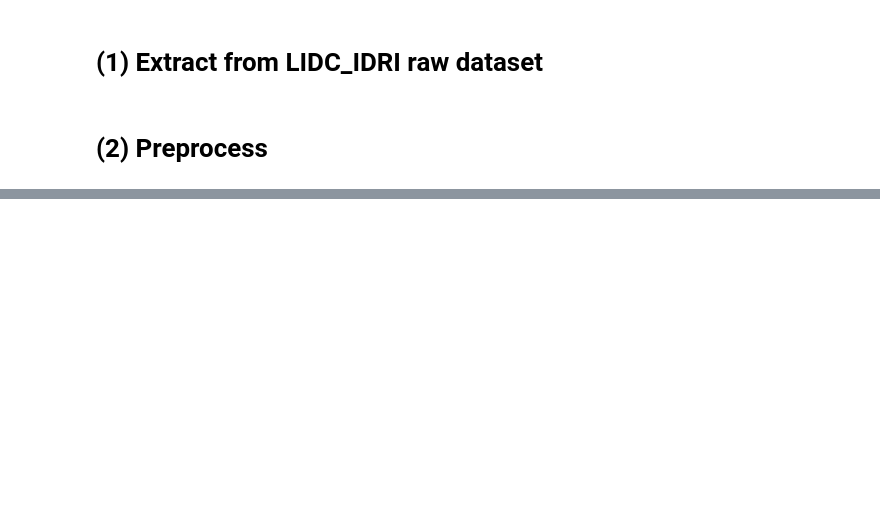
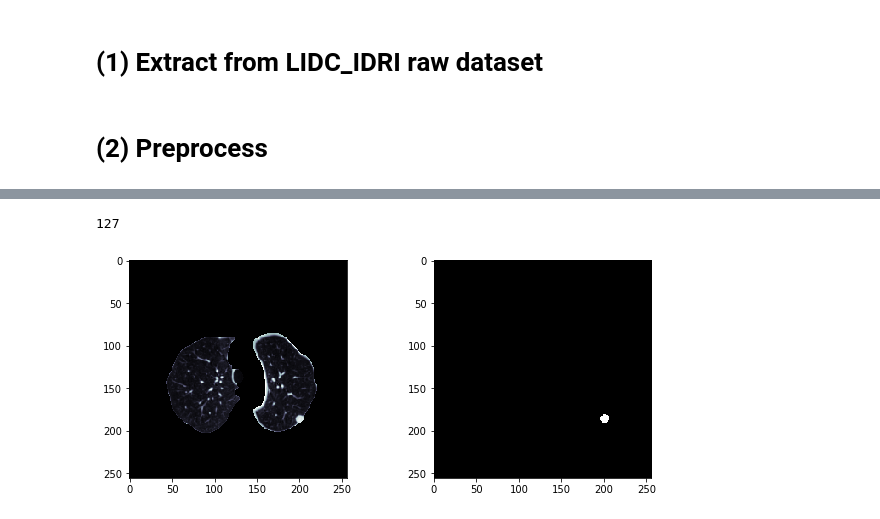
Before and after one commit to maggiebasta/lung-cancer-thesis, a Jupyter notebook: unet_2d/preprocess_notebook.ipynb, the cells around one changed output, grey strips where cells are left out. Saved outputs shown, nothing was run; the diff lists cells and outputs as text; code cells hidden in the pictures; blank space fills up the shorter version.

```diff
--- a/unet_2d/preprocess_notebook.ipynb
+++ b/unet_2d/preprocess_notebook.ipynb
@@ -55,0 +92,16 @@ plt.show()
+# %%
+# 2.3: visualize test
+
+# idx = np.random.randint(len(os.listdir('data/test/image')))
+idx = 127
+img = imread(f'data/test/image/{idx}.tif')
+mask = imread(f'data/test/label/{idx}.tif')
+print(idx)
+
+fig, axs = plt.subplots(1, 2, figsize=(10, 4))
+axs[0].imshow(np.array(img), cmap='bone')
+axs[1].imshow(np.array(mask), cmap='bone')
+plt.show()
+# %% [output]
+127
+[figure, added]
```
Also changed, not shown: parts of 23 cells of this notebook, 5 other files.
